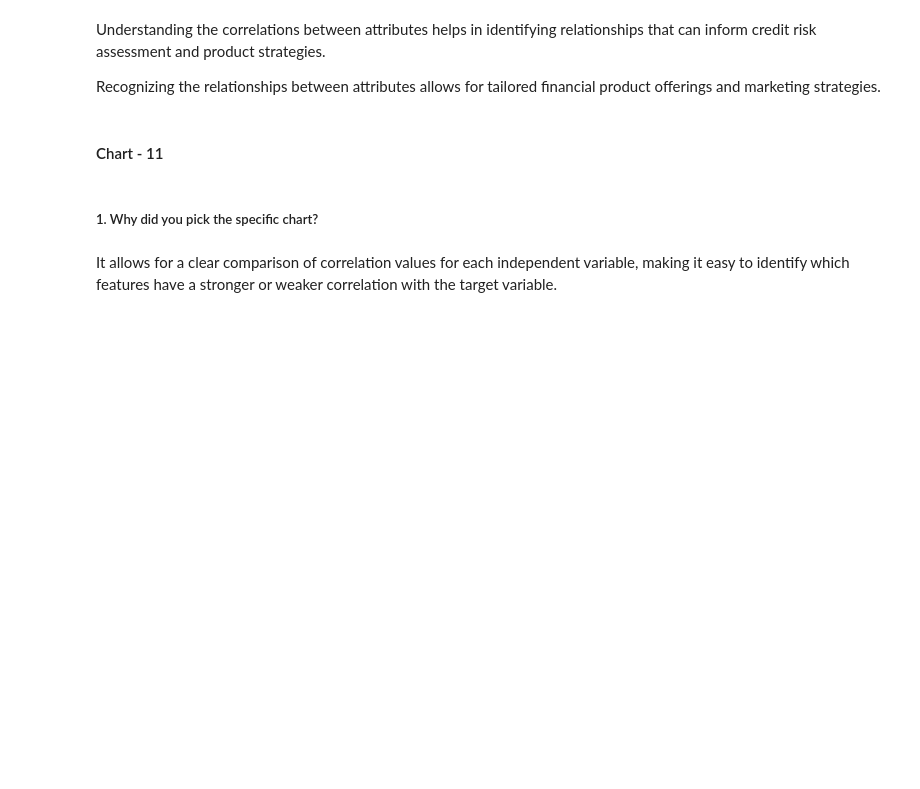
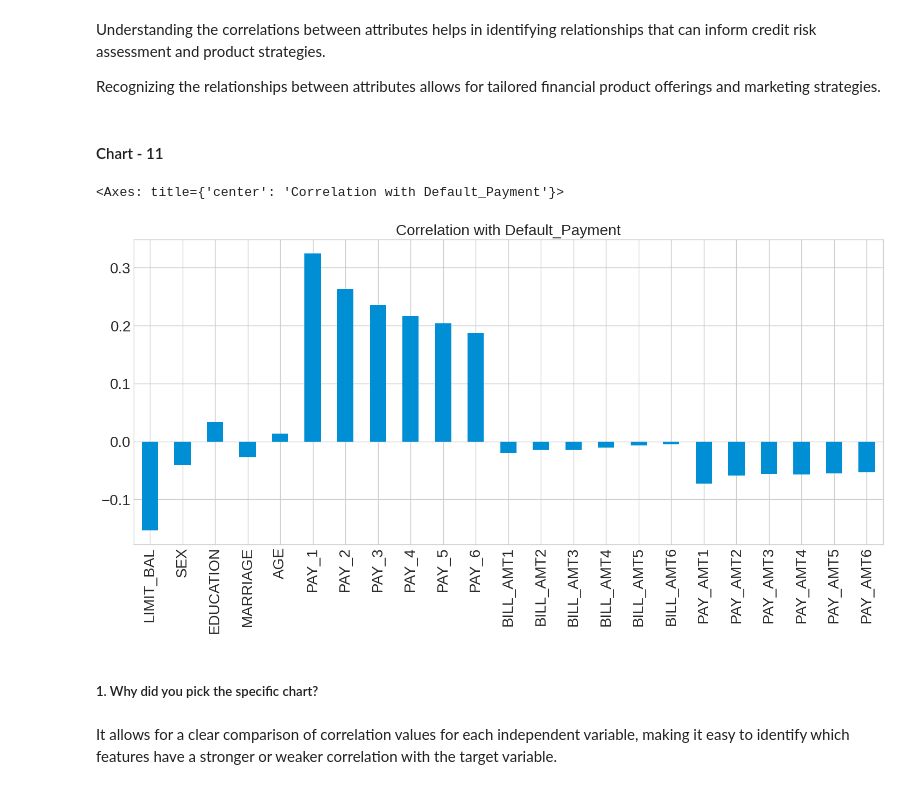
Before and after one commit to DharmendraYadav96/Credit-Card-Default-Prediction, a Jupyter notebook: Credit_Card_Default_Prediction.ipynb, the cells around one changed output. Saved outputs shown, nothing was run; the diff lists cells and outputs as text; code cells hidden in the pictures; blank space fills up the shorter version.

```diff
--- a/Credit_Card_Default_Prediction.ipynb
+++ b/Credit_Card_Default_Prediction.ipynb
@@ -593,10 +756,13 @@ Recognizing the relationships between attributes allows for tailored financial p
 # %%
 # Chart - 11 visualization code
 # Correlation between independent variables and dependent variable.
 X = df.drop(['DEFAULT_PAYMENT'],axis=1)
 plt.style.use('seaborn-whitegrid')
-X.corrwith(df['DEFAULT_PAYMENT']).plot.bar(figsize = (20, 10), title = "Correlation with Default_Payment",
+X.corrwith(df['DEFAULT_PAYMENT']).plot.bar(figsize = (16, 7), title = "Correlation with Default_Payment",
                                         fontsize = 20,rot = 90, grid = True)
+# %% [output]
+<Axes: title={'center': 'Correlation with Default_Payment'}>
+[figure, added]
 # %% [markdown]
 ##### 1. Why did you pick the specific chart?
 # %% [markdown]
```
Also changed, not shown: parts of 158 cells of this notebook.
